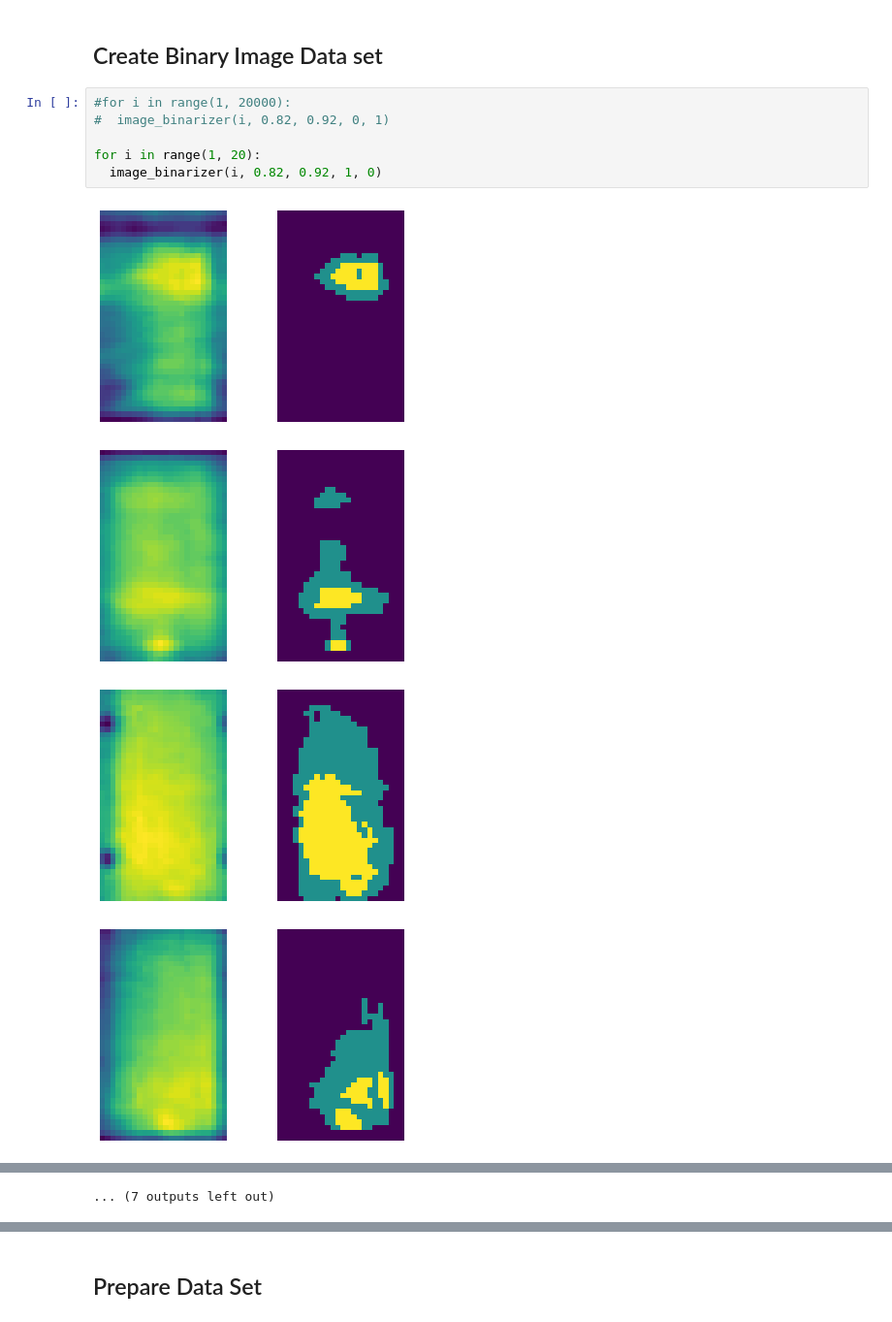
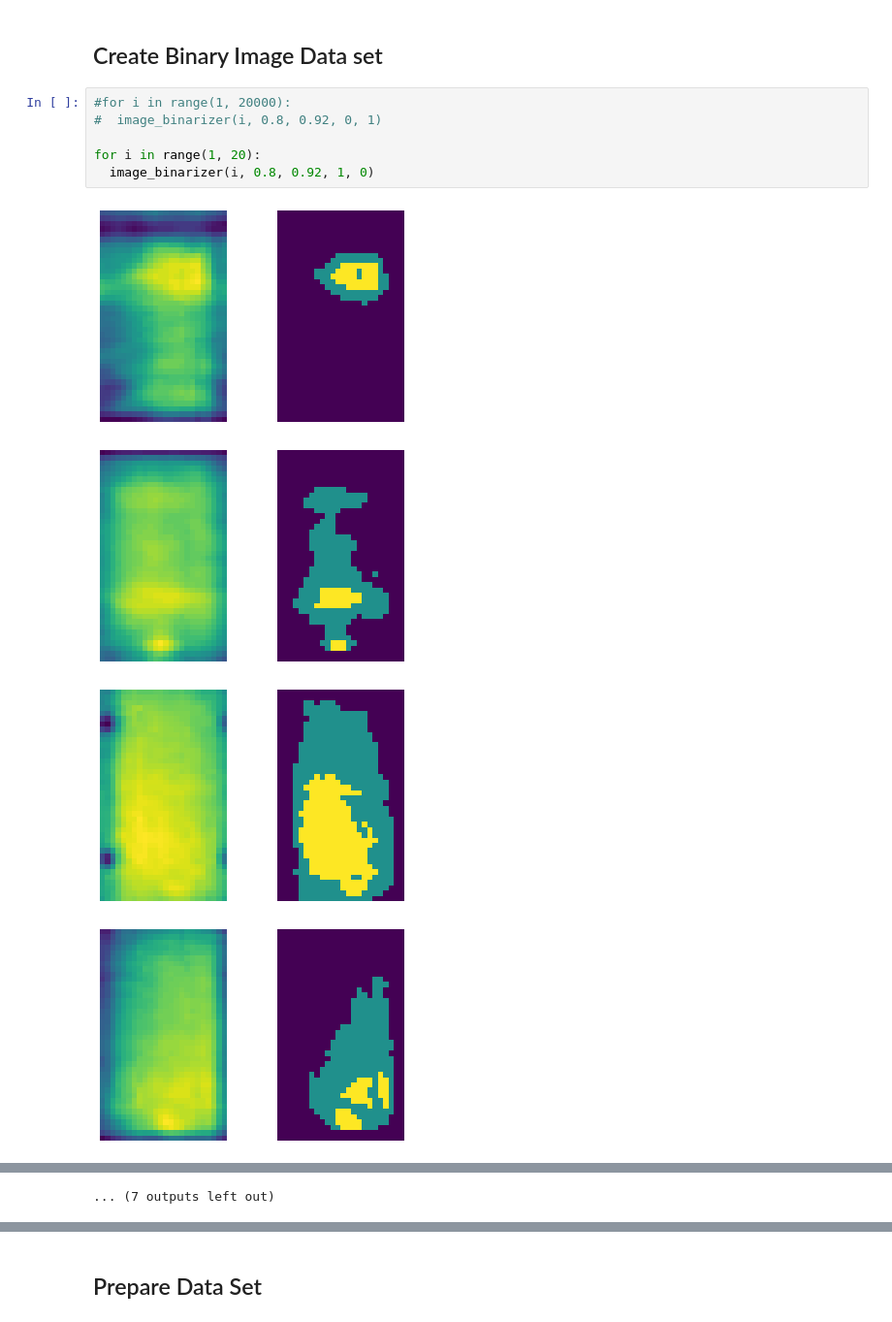
Before and after one commit to regiiis/dlv_group_project, a Jupyter notebook: object_detection.ipynb, the cells around one changed output, grey strips where cells are left out. Shown at 97% size. Cells and saved outputs as stored; diff of their text form.

```diff
--- a/object_detection.ipynb
+++ b/object_detection.ipynb
@@ -148,12 +148,12 @@ def image_binarizer(image, treshold1, treshold2, print, save):
 ## Create Binary Image Data set
 # %%
 #for i in range(1, 20000):
-#  image_binarizer(i, 0.82, 0.92, 0, 1)
+#  image_binarizer(i, 0.8, 0.92, 0, 1)
 
 for i in range(1, 20):
-  image_binarizer(i, 0.82, 0.92, 1, 0)
+  image_binarizer(i, 0.8, 0.92, 1, 0)
 # %% [output]
-[figure, old version]
+[figure, new version]
-[figure, old version]
+[figure, new version]
-[figure, old version]
+[figure, new version]
-[figure, old version]
+[figure, new version]
```
Also changed, not shown: parts of 6 cells of this notebook.
